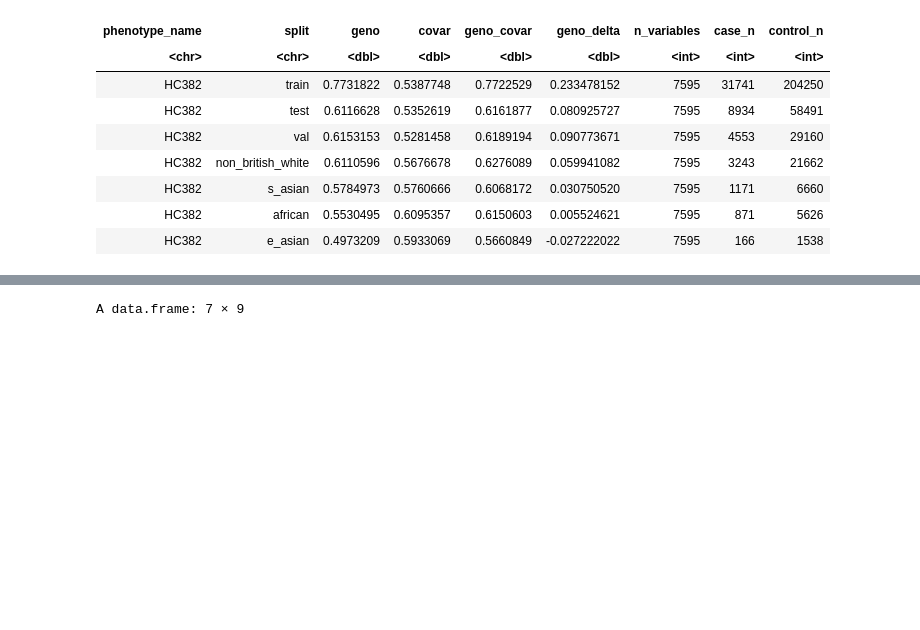
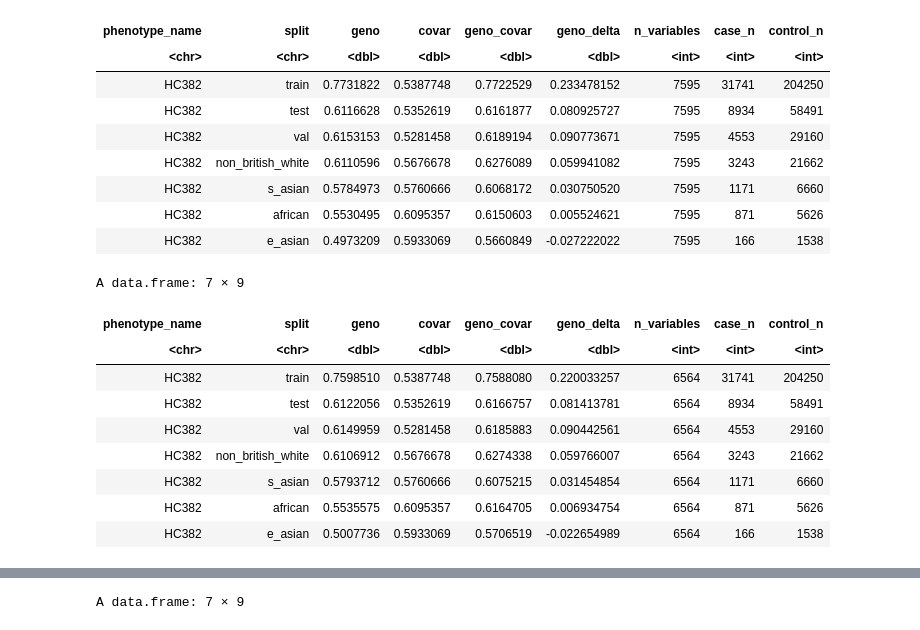
Before and after one commit to rivas-lab/PRS, a Jupyter notebook: notebook/20200908_PRS_map_test/AUC_diff_p_analysis/3b_AUC_diff_p.HC382.ipynb, the cells around one changed output, grey strips where cells are left out. Saved outputs shown, nothing was run; the diff lists cells and outputs as text; code cells hidden in the pictures; blank space fills up the shorter version.

Commit message:
add AUC diff p-value analysis and penalty factor v3

```diff
--- a/notebook/20200908_PRS_map_test/2c_AUC_diff_p.HC382.ipynb
+++ b/notebook/20200908_PRS_map_test/AUC_diff_p_analysis/3b_AUC_diff_p.HC382.ipynb
@@ -18,10 +7,15 @@ The following objects are masked from ‘package:stats’:
 # %%
+run_name <- '1_p_factor_v1'
 phenotype <- 'HC382'
-data_d    <- '/oak/stanford/groups/mrivas/projects/PRS/private_output/20200908_PRS_map_test/1_p_factor_v1/HC382/1_fit_w_val'
+
+data_d <- file.path(
+    '/oak/stanford/groups/mrivas/projects/PRS/private_output/20200908_PRS_map_test',
+    run_name, phenotype, '1_fit_w_val'
+)
 refit <- F
 
-#
-p_val_f <- 'AUC_diff_p.HC382.tsv'
+# output
+p_val_f <- sprintf('AUC_diff_p.%s.tsv', phenotype)
 # %%
 # input and parameters
 
@@ -174,3 +177,23 @@ A data.frame: 7 × 9
 | HC382 | s_asian | 0.5784973 | 0.5760666 | 0.6068172 | 0.030750520 | 7595 | 1171 | 6660 |
 | HC382 | african | 0.5530495 | 0.6095357 | 0.6150603 | 0.005524621 | 7595 | 871 | 5626 |
 | HC382 | e_asian | 0.4973209 | 0.5933069 | 0.5660849 | -0.027222022 | 7595 | 166 | 1538 |
+# %%
+phe_score_intermediate_df %>%
+select(-geno_score) %>%
+rename(geno_score = geno_57) %>%
+eval_performance(
+    phenotype,
+    file.path(data_d, 'results', 'snpnet.lambda57.tsv'),
+    family
+)
+# %% [output]
+A data.frame: 7 × 9
+| phenotype_name | split | geno | covar | geno_covar | geno_delta | n_variables | case_n | control_n |
+| <chr> | <chr> | <dbl> | <dbl> | <dbl> | <dbl> | <int> | <int> | <int> |
+| HC382 | train | 0.7598510 | 0.5387748 | 0.7588080 | 0.220033257 | 6564 | 31741 | 204250 |
+| HC382 | test | 0.6122056 | 0.5352619 | 0.6166757 | 0.081413781 | 6564 | 8934 | 58491 |
+| HC382 | val | 0.6149959 | 0.5281458 | 0.6185883 | 0.090442561 | 6564 | 4553 | 29160 |
+| HC382 | non_british_white | 0.6106912 | 0.5676678 | 0.6274338 | 0.059766007 | 6564 | 3243 | 21662 |
+| HC382 | s_asian | 0.5793712 | 0.5760666 | 0.6075215 | 0.031454854 | 6564 | 1171 | 6660 |
+| HC382 | african | 0.5535575 | 0.6095357 | 0.6164705 | 0.006934754 | 6564 | 871 | 5626 |
+| HC382 | e_asian | 0.5007736 | 0.5933069 | 0.5706519 | -0.022654989 | 6564 | 166 | 1538 |
```
Also changed, not shown: parts of 8 cells of this notebook, 18 other files.
